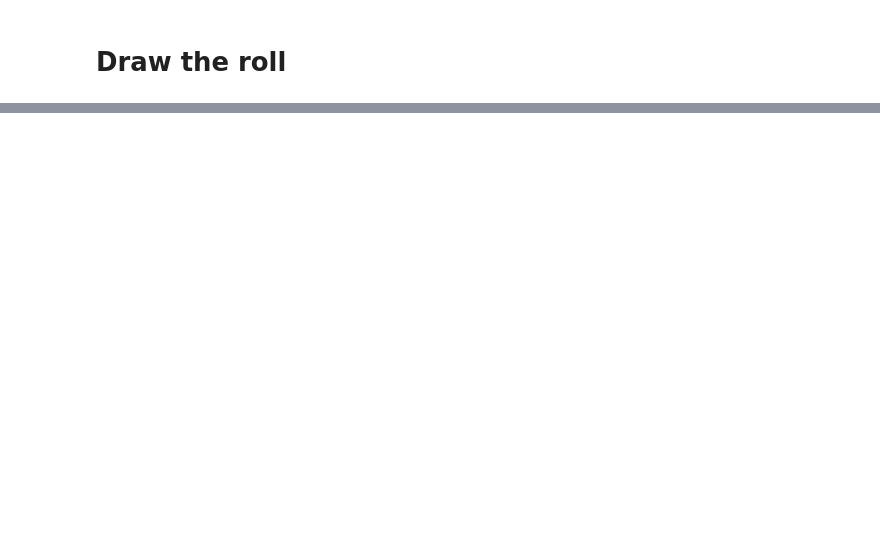
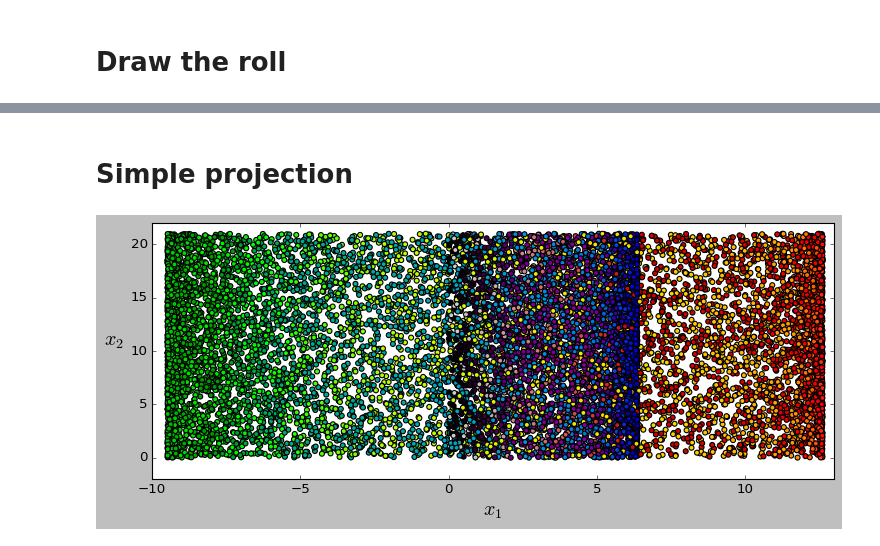
Before and after one commit to cedric-uden/Dimensionality-Reduction, a Jupyter notebook: notebooks/Swiss_Roll.ipynb, the cells around one changed output, grey strips where cells are left out. Drawn from its saved outputs; the diff is of its cells as text; code cells hidden in the pictures; blank space fills up the shorter version.

```diff
--- a/notebooks/Swiss_Roll.ipynb
+++ b/notebooks/Swiss_Roll.ipynb
@@ -21,0 +28,11 @@ plt.show()
+# %% [markdown]
+# Simple projection
+# %%
+plt.figure(figsize=(11, 4))
+plt.scatter(X[:, 0], X[:, 1], c=t, cmap=swiss_roll_color)  # simply project onto axis 0 and 1
+plt.axis([-10, 13, -2, 22])
+plt.xlabel("$x_1$", fontsize=18)
+plt.ylabel("$x_2$", fontsize=18, rotation=0, labelpad=15)
+plt.show()
+# %% [output]
+[figure, added]
```
Also changed, not shown: parts of 5 cells of this notebook, 4 other files.
